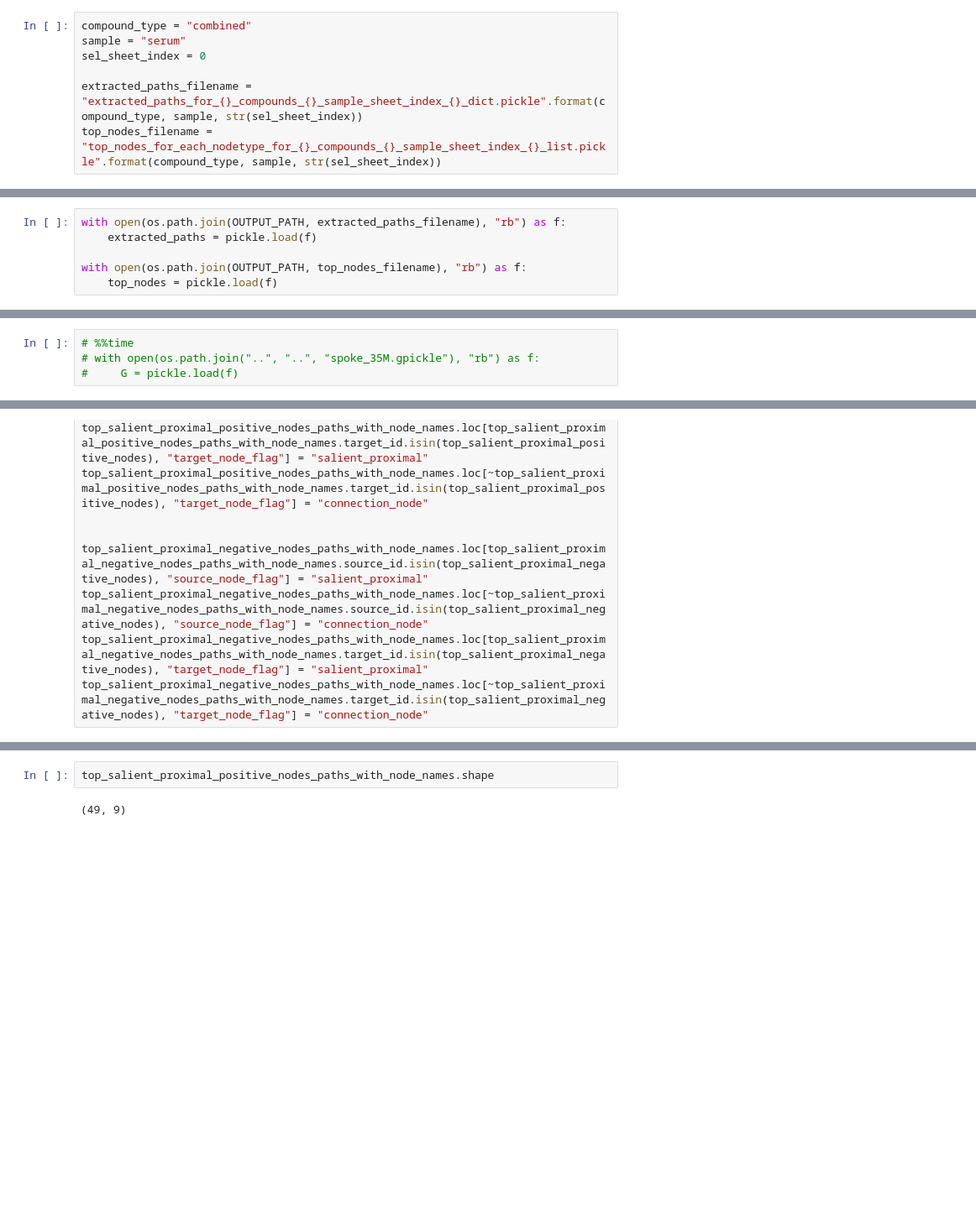
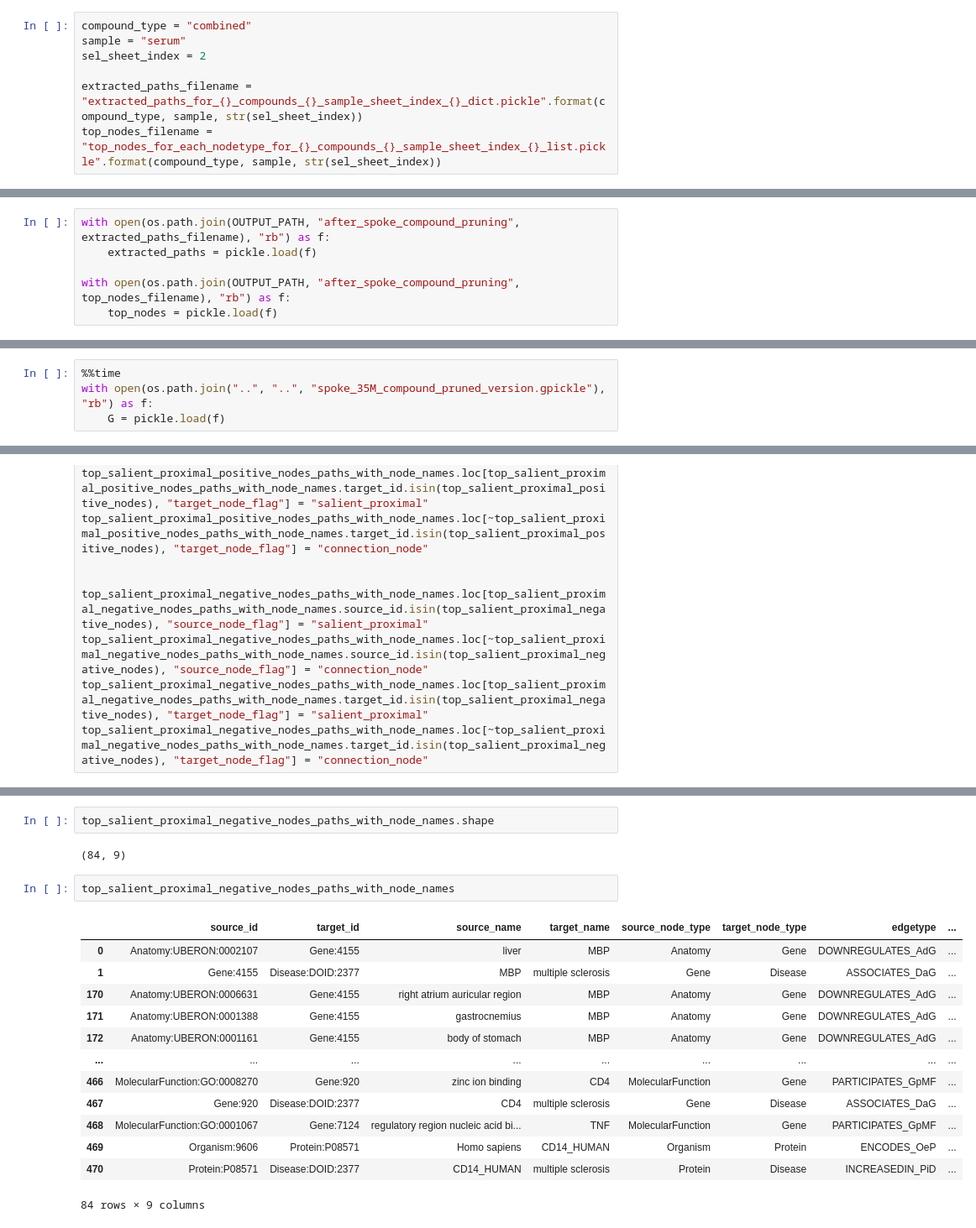
Before and after one commit to BaranziniLab/iMSMS_metabolomics, a Jupyter notebook: network_analysis/network_analysis_combined_compounds.ipynb, the cells around one changed output, grey strips where cells are left out. Shown at 84% size. Drawn from its saved outputs; the diff is of its cells as text; blank space fills up the shorter version.

```diff
--- a/network_analysis/network_analysis_non_targeted_compounds.ipynb
+++ b/network_analysis/network_analysis_combined_compounds.ipynb
@@ -10,7 +10,7 @@ from neo4j import GraphDatabase, basic_auth
 # %%
 compound_type = "combined"
 sample = "serum"
-sel_sheet_index = 0
+sel_sheet_index = 2
 
 extracted_paths_filename = "extracted_paths_for_{}_compounds_{}_sample_sheet_index_{}_dict.pickle".format(compound_type, sample, str(sel_sheet_index))
 top_nodes_filename = "top_nodes_for_each_nodetype_for_{}_compounds_{}_sample_sheet_index_{}_list.pickle".format(compound_type, sample, str(sel_sheet_index))
@@ -56,10 +56,10 @@ def merge_paths_with_node_names(top_salient_proximal_paths, nodes_df):
     top_salient_proximal_paths_3.drop_duplicates(inplace=True)
     return top_salient_proximal_paths_3
 # %%
-with open(os.path.join(OUTPUT_PATH, extracted_paths_filename), "rb") as f:
+with open(os.path.join(OUTPUT_PATH, "after_spoke_compound_pruning", extracted_paths_filename), "rb") as f:
     extracted_paths = pickle.load(f)
 
-with open(os.path.join(OUTPUT_PATH, top_nodes_filename), "rb") as f:
+with open(os.path.join(OUTPUT_PATH, "after_spoke_compound_pruning", top_nodes_filename), "rb") as f:
     top_nodes = pickle.load(f)
 # %%
 top_salient_proximal_nodes_list = list(extracted_paths["intermediate_to_MS"].keys())
@@ -115,7 +115,7 @@ nodes_df_positive_["composite_id"] = nodes_df_positive_["node_type"] + ":" + nod
 top_salient_proximal_negative_nodes_paths_with_node_names = merge_paths_with_node_names(top_salient_proximal_negative_nodes_paths, nodes_df_negative_)
 top_salient_proximal_positive_nodes_paths_with_node_names = merge_paths_with_node_names(top_salient_proximal_positive_nodes_paths, nodes_df_positive_)
 # %%
-# %%time
-# with open(os.path.join("..", "..", "spoke_35M.gpickle"), "rb") as f:
-#     G = pickle.load(f)
+%%time
+with open(os.path.join("..", "..", "spoke_35M_compound_pruned_version.gpickle"), "rb") as f:
+    G = pickle.load(f)
 # %% [output]
@@ -156,4 +156,20 @@ top_salient_proximal_positive_nodes_paths_with_node_names.to_csv(os.path.join(OU
 # %%
-top_salient_proximal_positive_nodes_paths_with_node_names.shape
+top_salient_proximal_negative_nodes_paths_with_node_names.shape
 # %% [output]
-(49, 9)
+(84, 9)
+# %%
+top_salient_proximal_negative_nodes_paths_with_node_names
+# %% [output]
+|  | source_id | target_id | source_name | target_name | source_node_type | target_node_type | edgetype | ... |
+| 0 | Anatomy:UBERON:0002107 | Gene:4155 | liver | MBP | Anatomy | Gene | DOWNREGULATES_AdG | ... |
+| 1 | Gene:4155 | Disease:DOID:2377 | MBP | multiple sclerosis | Gene | Disease | ASSOCIATES_DaG | ... |
+| 170 | Anatomy:UBERON:0006631 | Gene:4155 | right atrium auricular region | MBP | Anatomy | Gene | DOWNREGULATES_AdG | ... |
+| 171 | Anatomy:UBERON:0001388 | Gene:4155 | gastrocnemius | MBP | Anatomy | Gene | DOWNREGULATES_AdG | ... |
+| 172 | Anatomy:UBERON:0001161 | Gene:4155 | body of stomach | MBP | Anatomy | Gene | DOWNREGULATES_AdG | ... |
+| ... | ... | ... | ... | ... | ... | ... | ... | ... |
+| 466 | MolecularFunction:GO:0008270 | Gene:920 | zinc ion binding | CD4 | MolecularFunction | Gene | PARTICIPATES_GpMF | ... |
+| 467 | Gene:920 | Disease:DOID:2377 | CD4 | multiple sclerosis | Gene | Disease | ASSOCIATES_DaG | ... |
+| 468 | MolecularFunction:GO:0001067 | Gene:7124 | regulatory region nucleic acid bi... | TNF | MolecularFunction | Gene | PARTICIPATES_GpMF | ... |
+| 469 | Organism:9606 | Protein:P08571 | Homo sapiens | CD14_HUMAN | Organism | Protein | ENCODES_OeP | ... |
+| 470 | Protein:P08571 | Disease:DOID:2377 | CD14_HUMAN | multiple sclerosis | Protein | Disease | INCREASEDIN_PiD | ... |
+84 rows × 9 columns
```
Also changed, not shown: parts of 2 cells of this notebook, 5 other files.
